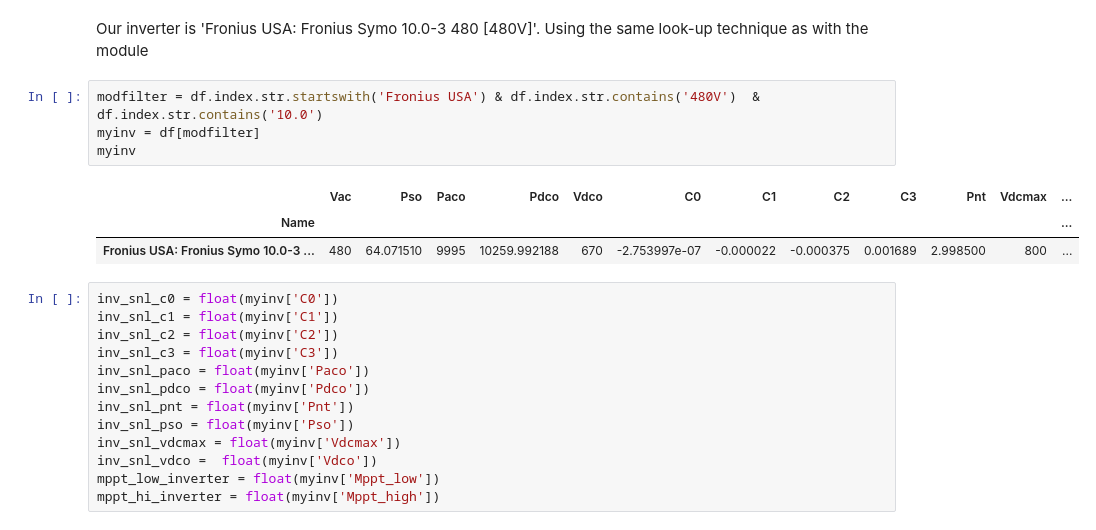
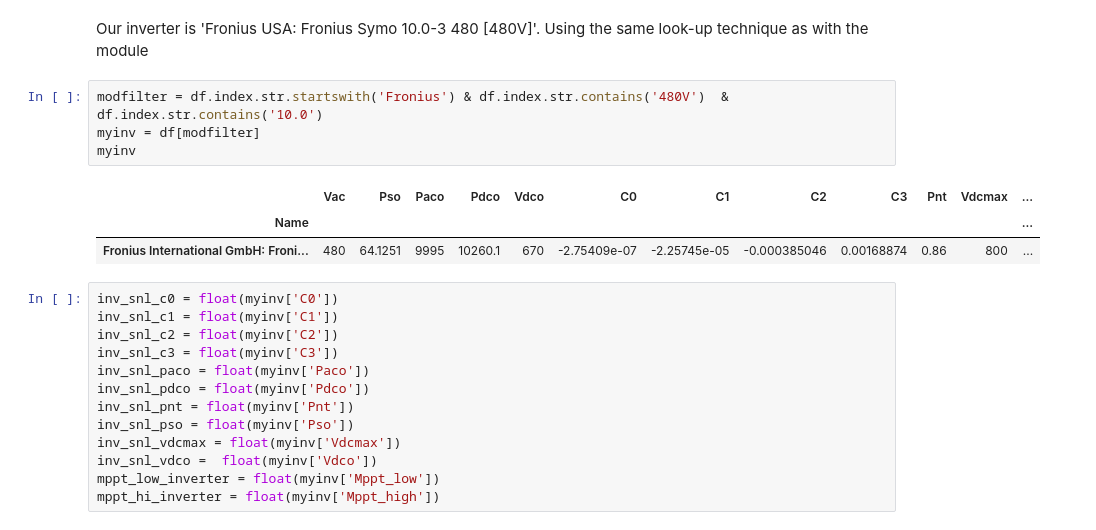
Before and after one commit to PV-Tutorials/PVPMC_2022, a Jupyter notebook: Tutorial D - pySAM Modeling the Bifacial Tracker Field at NREL.ipynb, the cells around one changed output. Cells and saved outputs as stored; diff of their text form.

```diff
--- a/Tutorial D - pySAM Modeling the Bifacial Tracker Field at NREL.ipynb
+++ b/Tutorial D - pySAM Modeling the Bifacial Tracker Field at NREL.ipynb
@@ -344,13 +329,13 @@ df = pd.read_csv(url, index_col=0)
 # %% [markdown]
 Our inverter is 'Fronius USA: Fronius Symo 10.0-3 480 [480V]'. Using the same look-up technique as with the module
 # %%
-modfilter = df.index.str.startswith('Fronius USA') & df.index.str.contains('480V')  & df.index.str.contains('10.0')
+modfilter = df.index.str.startswith('Fronius') & df.index.str.contains('480V')  & df.index.str.contains('10.0')
 myinv = df[modfilter]
 myinv
 # %% [output]
 |  | Vac | Pso | Paco | Pdco | Vdco | C0 | C1 | C2 | C3 | Pnt | Vdcmax | ... |
 | Name |  |  |  |  |  |  |  |  |  |  |  | ... |
-| Fronius USA: Fronius Symo 10.0-3 ... | 480 | 64.071510 | 9995 | 10259.992188 | 670 | -2.753997e-07 | -0.000022 | -0.000375 | 0.001689 | 2.998500 | 800 | ... |
+| Fronius International GmbH: Froni... | 480 | 64.1251 | 9995 | 10260.1 | 670 | -2.75409e-07 | -2.25745e-05 | -0.000385046 | 0.00168874 | 0.86 | 800 | ... |
 # %%
 inv_snl_c0 = float(myinv['C0'])
 inv_snl_c1 = float(myinv['C1'])
```
Also changed, not shown: parts of 11 cells of this notebook, 1 other file.
